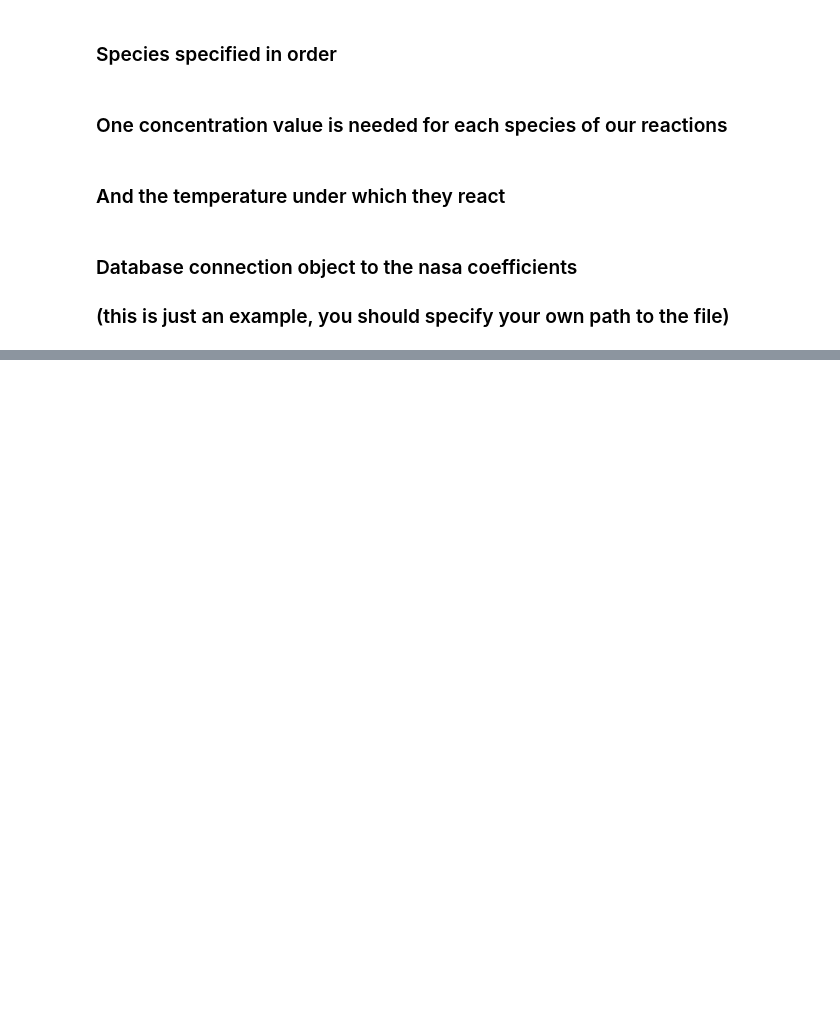
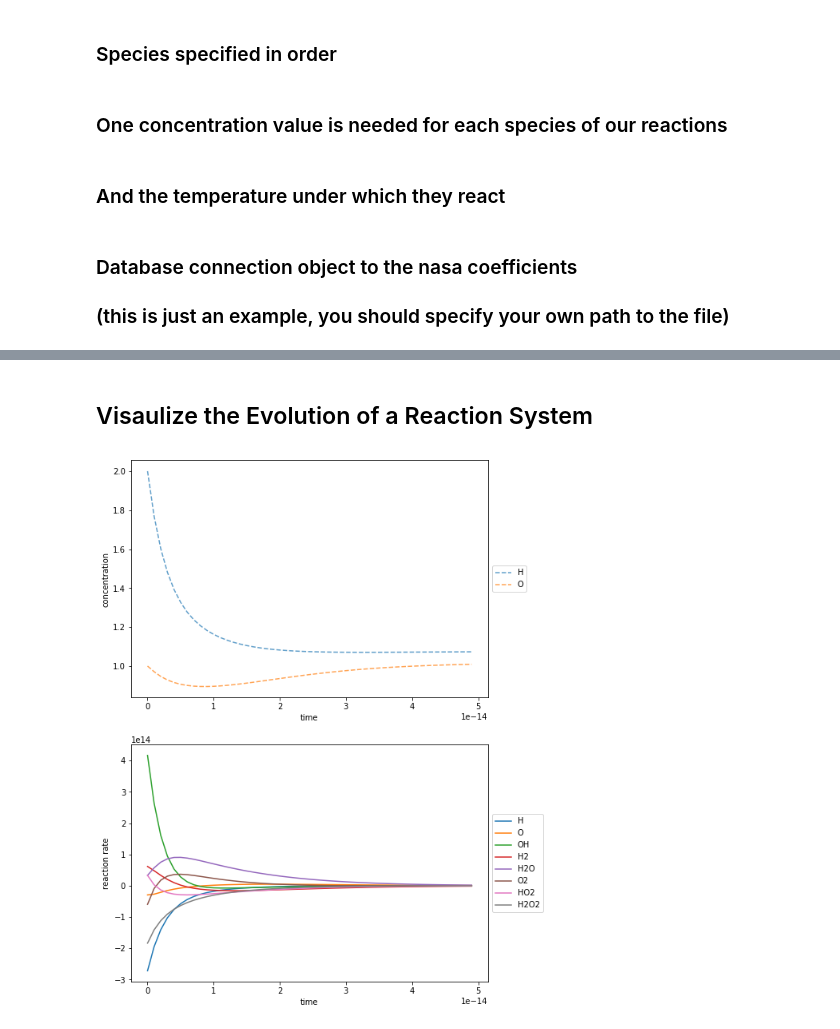
Before and after one commit to cs207group9/cs207-FinalProject, a Jupyter notebook: DEMO_MONDAY_DEC_11_GROUP9.ipynb, the cells around one changed output, grey strips where cells are left out. Cells and saved outputs as stored; diff of their text form; code cells hidden in the pictures; blank space fills up the shorter version.

```diff
--- a/DEMO_MONDAY_DEC_11_GROUP9.ipynb
+++ b/DEMO_MONDAY_DEC_11_GROUP9.ipynb
@@ -32,2 +68,2 @@ temperature = 300
 # %%
-nasa_query = CoeffQuery('nasa_thermo_all.sqlite')
+nasa_query = CoeffQuery(path_sql)
@@ -33,0 +93,5 @@ nasa_query = CoeffQuery('nasa_thermo_all.sqlite')
+# %%
+import numpy as np
+
+reactions = [Reaction(**r) for r in reac_info]
+reac_sys = ReactionSystem(reactions, species, nasa_query)
@@ -33,0 +133,5 @@ nasa_query = CoeffQuery('nasa_thermo_all.sqlite')
+# %%
+temperature = 3000
+concentrations = dict(H=2, O=1, OH=0.5, H2=1, H2O=1, O2=1, HO2=0.5, H2O2=1)
+reac_sys.set_temp(temperature)
+reac_sys.set_concs(concentrations)
@@ -33,0 +180,19 @@ nasa_query = CoeffQuery('nasa_thermo_all.sqlite')
+# %%
+reac_sys.set_concs(concentrations)
+# %% [markdown]
+## Visaulize the Evolution of a Reaction System
+# %%
+import numpy as np
+import matplotlib.pyplot as plt
+from chemkin_CS207_G9.plotting.NonNetworkPlot import plot_concentration
+from chemkin_CS207_G9.plotting.NonNetworkPlot import plot_reaction_rate
+
+time_grid = np.arange(0,5e-14,1e-15)
+
+fig, axes = plt.subplots(2, 1, figsize=(8,12))
+plot_concentration(reac_sys, time_grid, species=['H','O'],
+                   ax=axes[0], linestyle='dashed', alpha=0.7)
+plot_reaction_rate(reac_sys, time_grid, ax=axes[1])
+plt.show()
+# %% [output]
+[figure, added]
```
Also changed, not shown: parts of 33 cells of this notebook.
